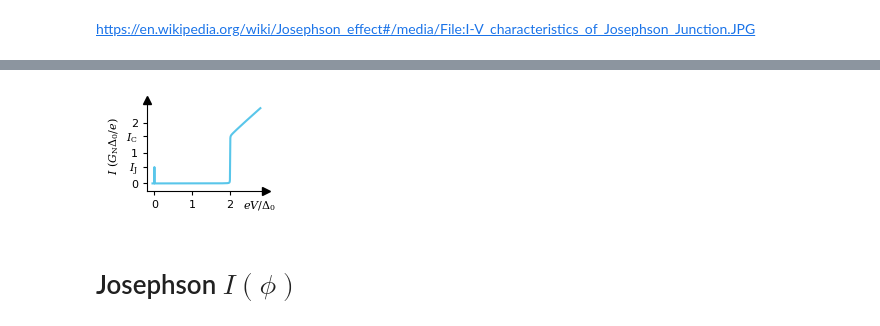
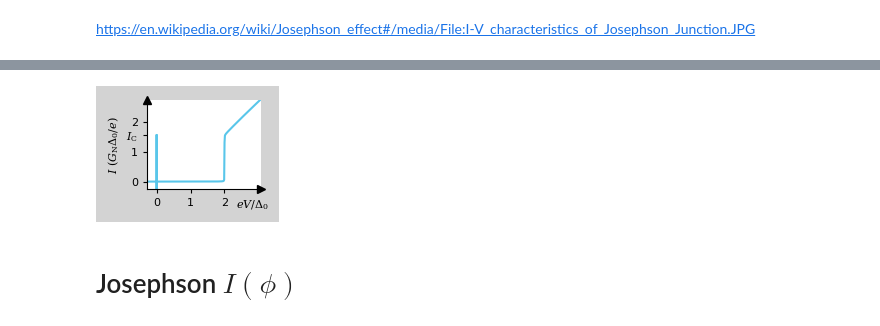
Before and after one commit to schmampf/dissertation, a Jupyter notebook: theory/macro/macro.ipynb, the cells around one changed output, grey strips where cells are left out. Cells and saved outputs as stored; diff of their text form; code cells hidden in the pictures.

```diff
--- a/theory/macro/macro.ipynb
+++ b/theory/macro/macro.ipynb
@@ -78,10 +80,9 @@ print(
 # Josephson $I(V)$
 # %%
 Delta_meV = 0.18
-Gamma_meV = 0.0001
+Gamma_meV = 0.0
 T_K = 0.0
-V = np.linspace(-0.05, 2.8, 511)
-V_mV = V * Delta_meV
+V_0 = np.linspace(0, 3.08, 281)
 tau = 0.001
 I_C = np.pi / 2
 I_J = np.sin(2 * np.pi / 18) * I_C
@@ -92,10 +89,17 @@ I_J = np.sin(2 * np.pi / 18) * I_C
 # %%
+from theory.models.bcs import get_I_nA as get_I_nA_bcs
+
 I_bcs = get_I_nA_bcs(
-    V_mV=V_mV,
+    V_mV=V_0 * Delta_meV,
     Delta_meV=Delta_meV,
     tau=tau,
     T_K=T_K,
     Gamma_meV=Gamma_meV,
 ) / (Delta_meV * G_0_muS * tau)
-V_min = V[np.argmin(np.abs(V))]
-I = np.where(V == V_min, I_J, I_bcs)
+I = np.concatenate((np.array([0.0, I_C]), I_bcs))
+V = np.concatenate((np.array([0.0, 0.0]), V_0))
+
+I = np.concatenate((-np.flip(I), I))
+V = np.concatenate((-np.flip(V), V))
+
+V_mV = V * Delta_meV
@@ -106,36 +106,77 @@ np.min(I), np.max(I)
 # %% [markdown]
 https://en.wikipedia.org/wiki/Josephson_effect#/media/File:I-V_characteristics_of_Josephson_Junction.JPG
 # %%
-fig, ax = plt.subplots(
-    1,
-    1,
-    figsize=(1.7, 1.2),
-)
+fig = plt.figure(figsize=(1.7, 1.2), facecolor="lightgrey")
+w, h = fig.get_size_inches()
+x_0, y_0 = 0.3, 0.3
+ax = fig.add_axes([x_0 / w, y_0 / h, (w - x_0) / w, (h - y_0) / h])
+
+print(w, h, x_0, y_0)
+print(ax.get_position())
+
 ax.plot(
     V,
     I,
     color=colors(0),
 )
 
+ax.set_xlim([-0.28, 3.08])
+ax.set_xticks([0, 1, 2], labels=["0", "1", "2"])
+
 ax.set_ylim([-0.25, 2.75])
+ax.set_yticks([0, 1, 2, I_C], labels=["0", "1", "2", "$I_\\mathrm{C}$"])
+
+xlabel = "$eV/\\Delta_0$"
+ylabel = "$I\\ (G_\\mathrm{N}\\Delta_0/e)$"
+title = "josephson-iv"
+
+
+# region figure stuff v1
+
+# layout definition
+pads_label = (0.4, 0.15)
+pads_0 = (0.08, 0.08)
+
+# get parameter
+fig_w, fig_h = fig.get_size_inches()
+x_lim = ax.get_xlim()
+y_lim = ax.get_ylim()
+
+# algebra stuff
+w, h = fig_w - (pads_label[0] + 2 * pads_0[0]), fig_h - (pads_label[1] + 2 * pads_0[1])
+x_off = pads_label[0] + pads_0[0]
+y_off = pads_label[1] + pads_0[1]
+x_pos = (x_off / fig_w, w / fig_w)
+y_pos = (y_off / fig_h, h / fig_h)
+x_len = np.abs(x_lim[1] - x_lim[0])
+y_len = np.abs(y_lim[1] - y_lim[0])
 
 # Remove frame
 for spine in ["top", "right"]:
     ax.spines[spine].set_visible(False)
 
-x_lim = ax.get_xlim()
-y_lim = ax.get_ylim()
-
-ax_trans = ax.get_xaxis_transform()
 # Draw arrow heads
 ax.plot(x_lim[1], y_lim[0], ">", color="k", clip_on=False)
 ax.plot(x_lim[0], y_lim[1], "^", color="k", clip_on=False)
+
+# make layout
+ax.set_position([x_pos[0], y_pos[0], x_pos[1], y_pos[1]])
+
+# labels
+ax.text(
+    x_lim[1] + pads_0[0] / w * x_len,
+    y_lim[0] - y_off / h * y_len,
+    xlabel,
+    ha="right",
+    va="bottom",
+    fontsize=8,
+)
+ax.set_ylabel(ylabel)
+
 ax.set_xlim(x_lim)
 ax.set_ylim(y_lim)
 
 # Simplify ticks
-ax.set_xticks([0, 1, 2])
-# ax.set_yticks([0, 1])
 ax.tick_params(
     axis="both",
     direction="out",
@@ -145,14 +186,9 @@ ax.tick_params(
     labelcolor="k",
 )
 
-ax.set_yticks(
-    [0, 1, 2, I_J, I_C], labels=["0", "1", "2", "$I_\\mathrm{J}$", "$I_\\mathrm{C}$"]
-)
-ax.text(x_lim[1] - 0.6, -0.75, "$eV/\\Delta_0$", ha="left", va="center", fontsize=8)
-ax.set_ylabel("$I\\ (G_\\mathrm{N}\\Delta_0/e)$")
+# save figure
+fig.savefig(f"{title}.pgf")
+fig.savefig(f"{title}.pdf")
 
-
-fig.tight_layout(pad=0.1)
-fig.savefig("josephson-iv.pgf")
-fig.savefig("josephson-iv.pdf")
+# endregion
 # %% [output]
@@ -159,4 +197,4 @@ fig.savefig("josephson-iv.pdf")
-[figure, old version]
+[figure, new version]
 # %% [markdown]
 # Josephson $I(\phi)$
 # %%
```
Also changed, not shown: parts of 9 cells of this notebook, 10 other files.
